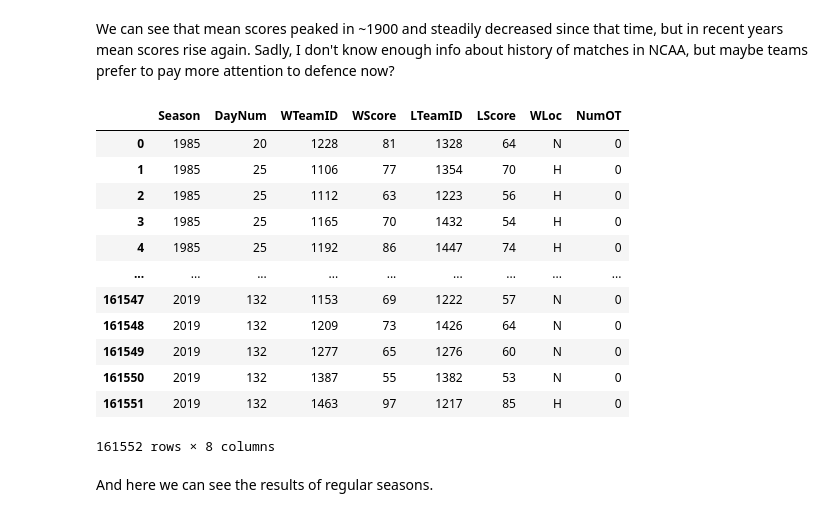
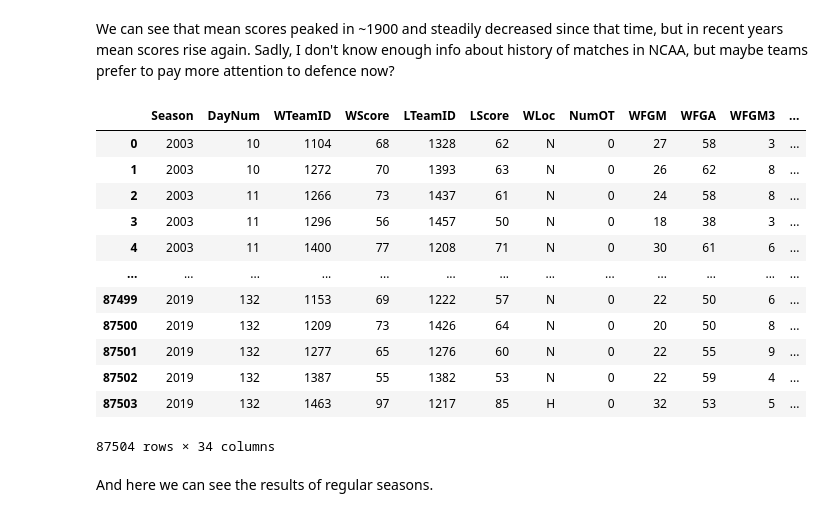
Before and after one commit to robertfmoore/march_madness, a Jupyter notebook: starting_point_march_madness.ipynb, the cells around one changed output. Drawn from its saved outputs; the diff is of its cells as text; code cells hidden in the pictures.

```diff
--- a/starting_point_march_madness.ipynb
+++ b/starting_point_march_madness.ipynb
@@ -477,20 +511,20 @@ plt.title('Mean scores of winning teams by season in tourneys');
 # %% [markdown]
 We can see that mean scores peaked in ~1900 and steadily decreased since that time, but in recent years mean scores rise again. Sadly, I don't know enough info about history of matches in NCAA, but maybe teams prefer to pay more attention to defence now?
 # %%
-data_dict['MRegularSeasonCompactResults']
+data_dict['MRegularSeasonDetailedResults']
 # %% [output]
-|  | Season | DayNum | WTeamID | WScore | LTeamID | LScore | WLoc | NumOT |
-| 0 | 1985 | 20 | 1228 | 81 | 1328 | 64 | N | 0 |
-| 1 | 1985 | 25 | 1106 | 77 | 1354 | 70 | H | 0 |
-| 2 | 1985 | 25 | 1112 | 63 | 1223 | 56 | H | 0 |
-| 3 | 1985 | 25 | 1165 | 70 | 1432 | 54 | H | 0 |
-| 4 | 1985 | 25 | 1192 | 86 | 1447 | 74 | H | 0 |
-| ... | ... | ... | ... | ... | ... | ... | ... | ... |
-| 161547 | 2019 | 132 | 1153 | 69 | 1222 | 57 | N | 0 |
-| 161548 | 2019 | 132 | 1209 | 73 | 1426 | 64 | N | 0 |
-| 161549 | 2019 | 132 | 1277 | 65 | 1276 | 60 | N | 0 |
-| 161550 | 2019 | 132 | 1387 | 55 | 1382 | 53 | N | 0 |
-| 161551 | 2019 | 132 | 1463 | 97 | 1217 | 85 | H | 0 |
+|  | Season | DayNum | WTeamID | WScore | LTeamID | LScore | WLoc | NumOT | WFGM | WFGA | WFGM3 | ... |
+| 0 | 2003 | 10 | 1104 | 68 | 1328 | 62 | N | 0 | 27 | 58 | 3 | ... |
+| 1 | 2003 | 10 | 1272 | 70 | 1393 | 63 | N | 0 | 26 | 62 | 8 | ... |
+| 2 | 2003 | 11 | 1266 | 73 | 1437 | 61 | N | 0 | 24 | 58 | 8 | ... |
+| 3 | 2003 | 11 | 1296 | 56 | 1457 | 50 | N | 0 | 18 | 38 | 3 | ... |
+| 4 | 2003 | 11 | 1400 | 77 | 1208 | 71 | N | 0 | 30 | 61 | 6 | ... |
+| ... | ... | ... | ... | ... | ... | ... | ... | ... | ... | ... | ... | ... |
+| 87499 | 2019 | 132 | 1153 | 69 | 1222 | 57 | N | 0 | 22 | 50 | 6 | ... |
+| 87500 | 2019 | 132 | 1209 | 73 | 1426 | 64 | N | 0 | 20 | 50 | 8 | ... |
+| 87501 | 2019 | 132 | 1277 | 65 | 1276 | 60 | N | 0 | 22 | 55 | 9 | ... |
+| 87502 | 2019 | 132 | 1387 | 55 | 1382 | 53 | N | 0 | 22 | 59 | 4 | ... |
+| 87503 | 2019 | 132 | 1463 | 97 | 1217 | 85 | H | 0 | 32 | 53 | 5 | ... |
-161552 rows × 8 columns
+87504 rows × 34 columns
 # %% [markdown]
 And here we can see the results of regular seasons.
```
Also changed, not shown: parts of 7 cells of this notebook.
